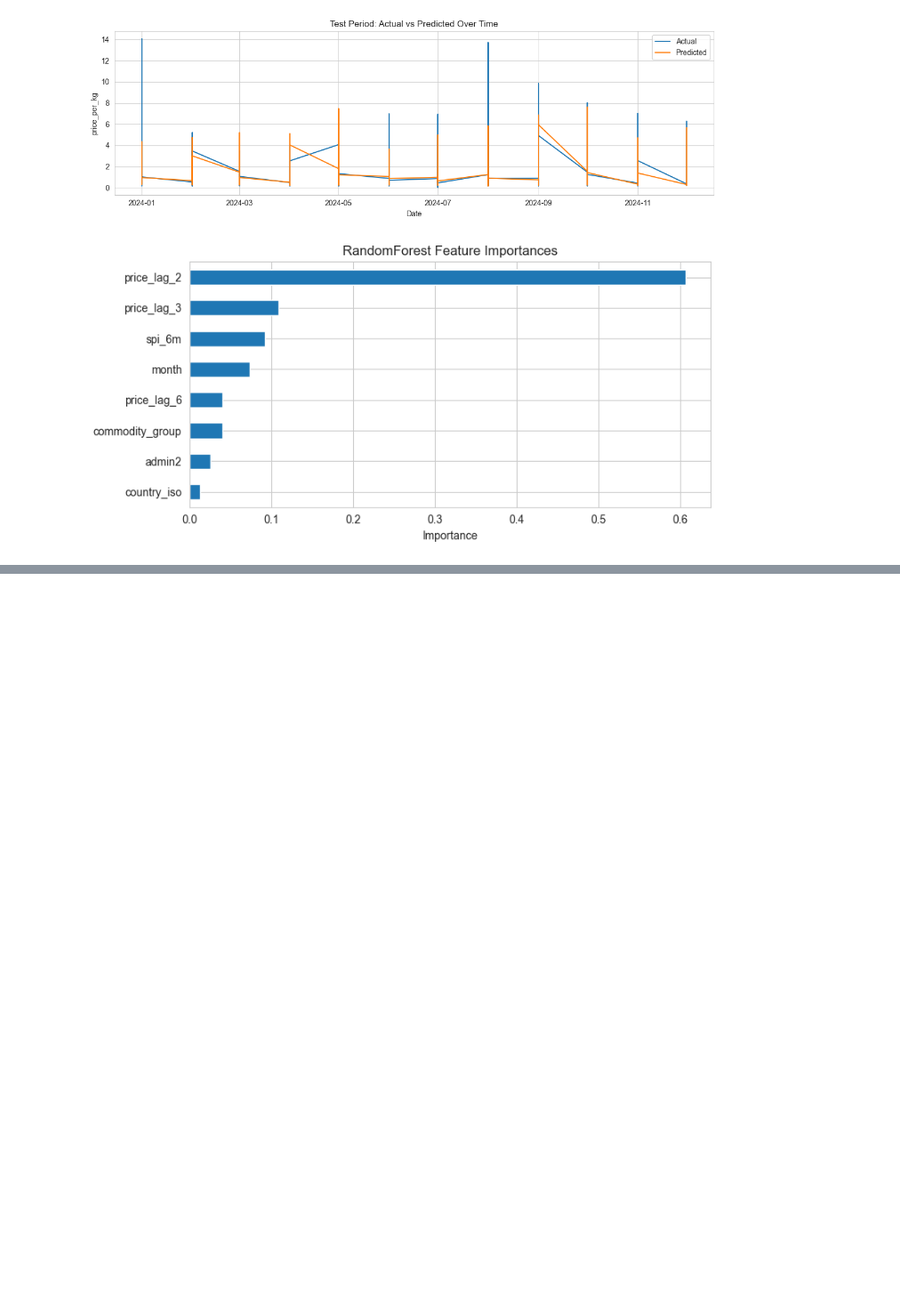
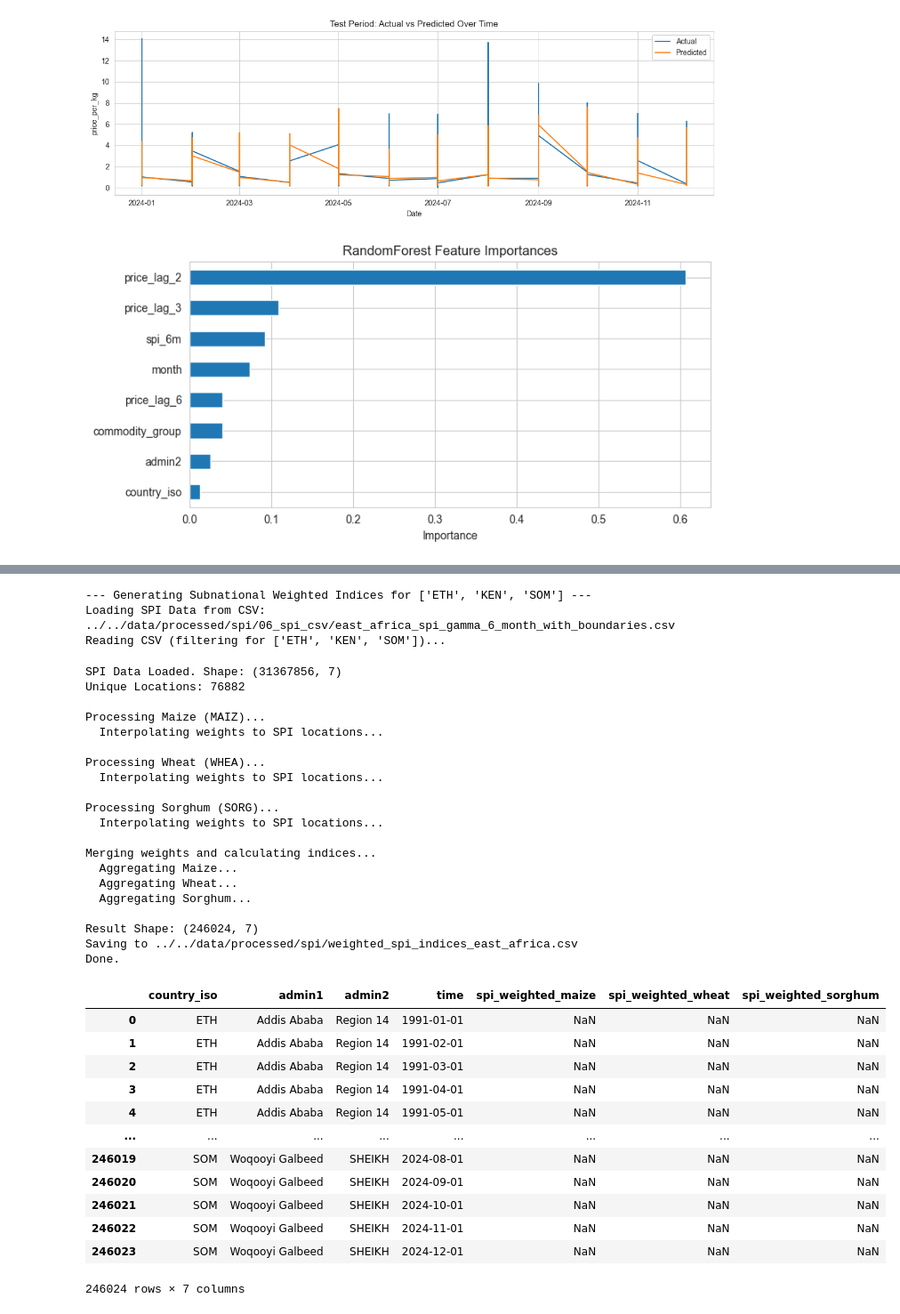
Before and after one commit to halim-jun/subnational_price_prediction, a Jupyter notebook: src/notebook/subnational_level_prediction_baseline.ipynb, the cells around one changed output, grey strips where cells are left out. Shown at 89% size. Drawn from its saved outputs; the diff is of its cells as text; code cells hidden in the pictures; blank space fills up the shorter version.

```diff
--- a/src/notebook/subnational_level_prediction_baseline.ipynb
+++ b/src/notebook/subnational_level_prediction_baseline.ipynb
@@ -384,0 +473,57 @@ plt.show()
+# %%
+from src.analysis.generate_weighted_indices import generate_subnational_weighted_indices
+from pathlib import Path
+SPI_CSV = Path("../../data/processed/spi/06_spi_csv/east_africa_spi_gamma_6_month_with_boundaries.csv")
+SPAM_DIR = Path("../../data/raw/spam2020/Global_CSV/spam2020V2r0_global_harvested_area")
+# 예시 사용법
+
+
+target_crops = {
+    'Maize': 'MAIZ',
+    'Wheat': 'WHEA',
+    'Sorghum': 'SORG'
+}
+generate_subnational_weighted_indices(
+    spi_csv_path=SPI_CSV,
+    spam_dir=SPAM_DIR,
+    output_csv_path=Path("../../data/processed/spi/weighted_spi_indices_east_africa.csv"),
+    country_iso_filter=['ETH', 'KEN', 'SOM'], # 에티오피아, 케냐, 소말리아 한번에 처리
+    target_crops=target_crops
+)
+# %% [output]
+--- Generating Subnational Weighted Indices for ['ETH', 'KEN', 'SOM'] ---
+Loading SPI Data from CSV: ../../data/processed/spi/06_spi_csv/east_africa_spi_gamma_6_month_with_boundaries.csv
+Reading CSV (filtering for ['ETH', 'KEN', 'SOM'])...
+SPI Data Loaded. Shape: (31367856, 7)
+Unique Locations: 76882
+
+Processing Maize (MAIZ)...
+  Interpolating weights to SPI locations...
+
+Processing Wheat (WHEA)...
+  Interpolating weights to SPI locations...
+
+Processing Sorghum (SORG)...
+  Interpolating weights to SPI locations...
+
+Merging weights and calculating indices...
+  Aggregating Maize...
+  Aggregating Wheat...
+  Aggregating Sorghum...
+
+Result Shape: (246024, 7)
+Saving to ../../data/processed/spi/weighted_spi_indices_east_africa.csv
+Done.
+|  | country_iso | admin1 | admin2 | time | spi_weighted_maize | spi_weighted_wheat | spi_weighted_sorghum |
+| 0 | ETH | Addis Ababa | Region 14 | 1991-01-01 | NaN | NaN | NaN |
+| 1 | ETH | Addis Ababa | Region 14 | 1991-02-01 | NaN | NaN | NaN |
+| 2 | ETH | Addis Ababa | Region 14 | 1991-03-01 | NaN | NaN | NaN |
+| 3 | ETH | Addis Ababa | Region 14 | 1991-04-01 | NaN | NaN | NaN |
+| 4 | ETH | Addis Ababa | Region 14 | 1991-05-01 | NaN | NaN | NaN |
+| ... | ... | ... | ... | ... | ... | ... | ... |
+| 246019 | SOM | Woqooyi Galbeed | SHEIKH | 2024-08-01 | NaN | NaN | NaN |
+| 246020 | SOM | Woqooyi Galbeed | SHEIKH | 2024-09-01 | NaN | NaN | NaN |
+| 246021 | SOM | Woqooyi Galbeed | SHEIKH | 2024-10-01 | NaN | NaN | NaN |
+| 246022 | SOM | Woqooyi Galbeed | SHEIKH | 2024-11-01 | NaN | NaN | NaN |
+| 246023 | SOM | Woqooyi Galbeed | SHEIKH | 2024-12-01 | NaN | NaN | NaN |
+246024 rows × 7 columns
```
Also changed, not shown: parts of 12 cells of this notebook, 29 other files.
